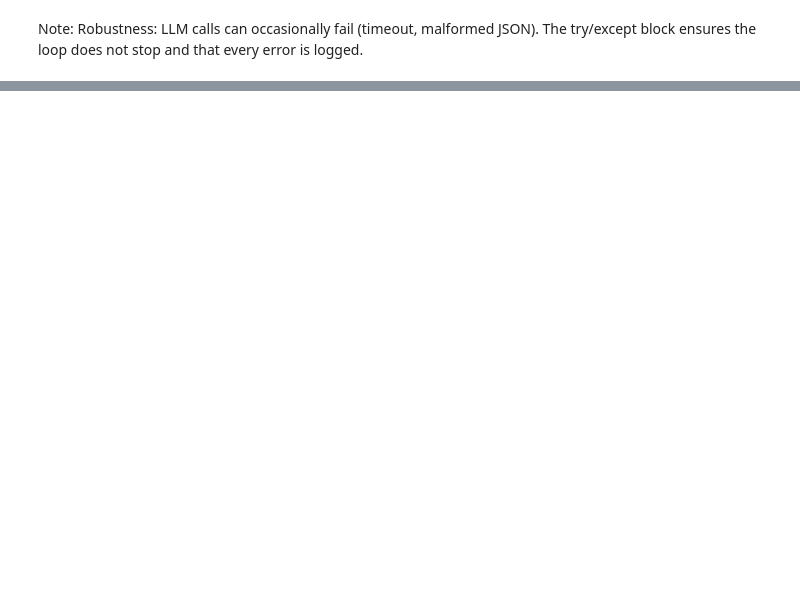
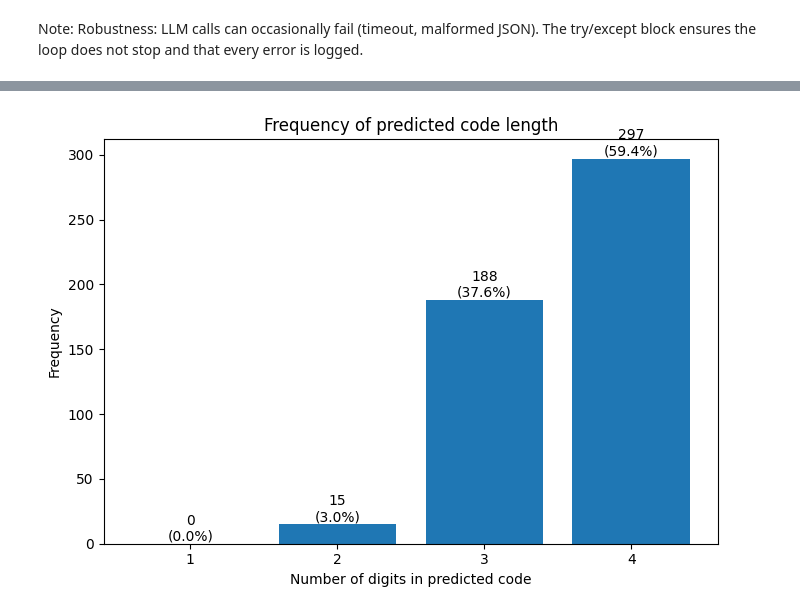
Before and after one commit to sarahdst/funathon-project2, a Jupyter notebook: funathon_RAG.ipynb, the cells around one changed output, grey strips where cells are left out. Cells and saved outputs as stored; diff of their text form; code cells hidden in the pictures; blank space fills up the shorter version.

```diff
--- a/funathon_RAG.ipynb
+++ b/funathon_RAG.ipynb
@@ -1212,0 +1374,48 @@ Note: Robustness: LLM calls can occasionally fail (timeout, malformed JSON). The
+# %%
+import pandas as pd
+import matplotlib.pyplot as plt
+
+# Behandl pred_code som tekst og fjern punktum
+df["pred_code_str"] = df["pred_code"].astype(str).str.strip()
+
+# Beregn antal cifre i den prædikterede kode
+df["pred_code_length"] = (
+    df["pred_code_str"]
+    .str.replace(".", "", regex=False)
+    .str.len()
+)
+
+# Frequency for 1-, 2-, 3- og 4-cifrede koder
+length_frequency = (
+    df["pred_code_length"]
+    .value_counts()
+    .reindex([1, 2, 3, 4], fill_value=0)
+)
+
+plt.figure(figsize=(7, 5))
+
+bars = plt.bar(
+    length_frequency.index.astype(str),
+    length_frequency.values
+)
+
+plt.title("Frequency of predicted code length")
+plt.xlabel("Number of digits in predicted code")
+plt.ylabel("Frequency")
+
+total = length_frequency.sum()
+
+for bar, count in zip(bars, length_frequency.values):
+    share = count / total
+    plt.text(
+        bar.get_x() + bar.get_width() / 2,
+        bar.get_height(),
+        f"{count}\n({share:.1%})",
+        ha="center",
+        va="bottom"
+    )
+
+plt.tight_layout()
+plt.show()
+# %% [output]
+[figure, added]
```
Also changed, not shown: parts of 25 cells of this notebook.
